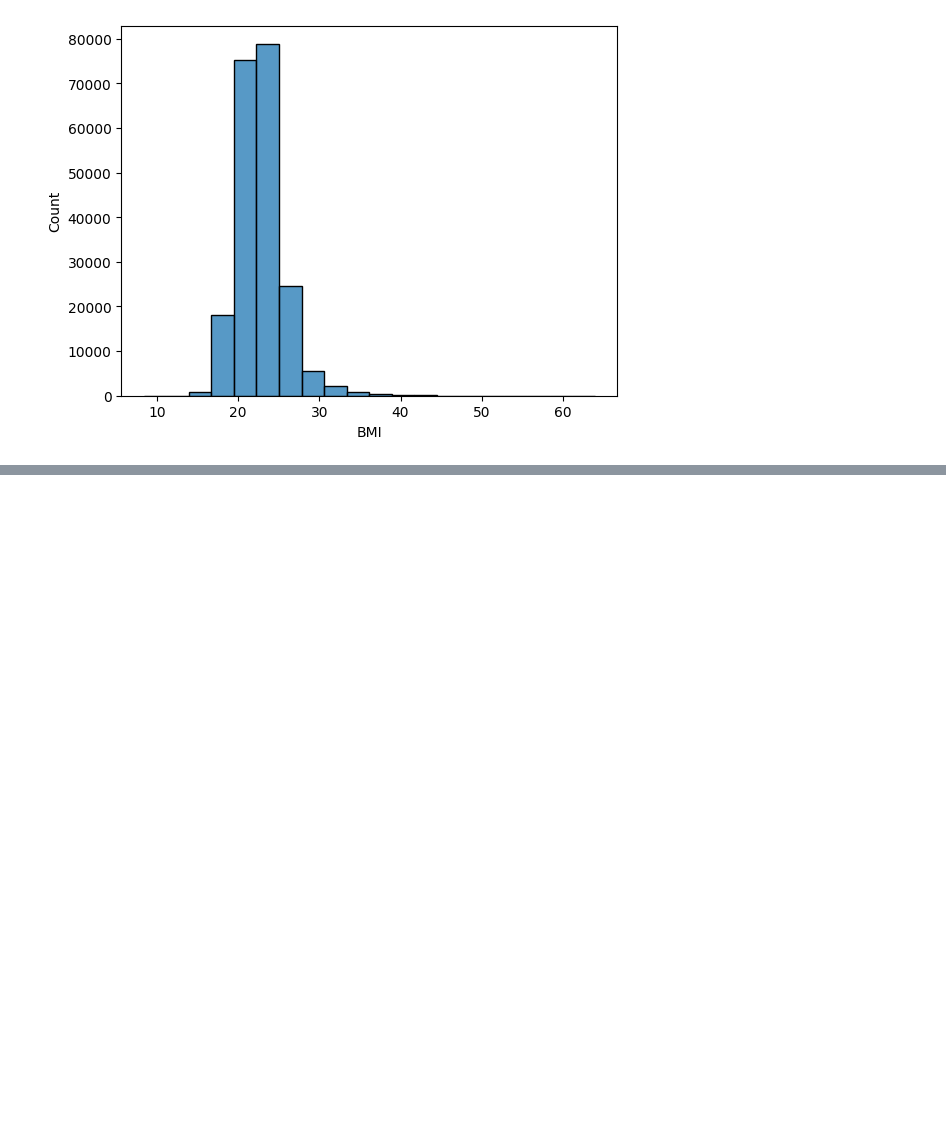
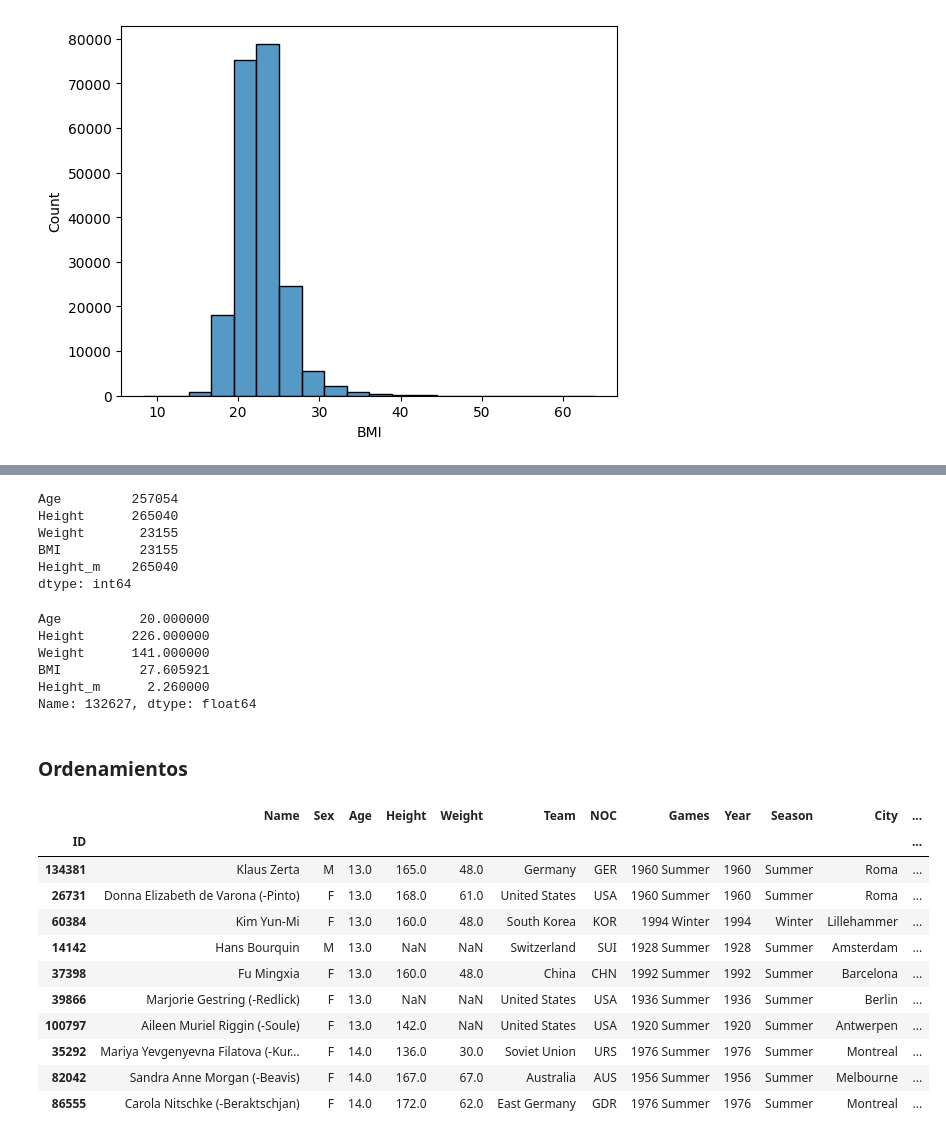
Before and after one commit to oscargbocanegra/learning, a Jupyter notebook: MachineLearning/c-udemy-analisis-datos-python-3/notebooks/04-manipulacion-datos-pandas.ipynb, the cells around one changed output, grey strips where cells are left out. Cells and saved outputs as stored; diff of their text form; code cells hidden in the pictures; blank space fills up the shorter version.

Commit message:
Ordenamientos

```diff
--- a/MachineLearning/c-udemy-analisis-datos-python-3/notebooks/04-manipulacion-datos-pandas.ipynb
+++ b/MachineLearning/c-udemy-analisis-datos-python-3/notebooks/04-manipulacion-datos-pandas.ipynb
@@ -610,0 +625,3 @@ sb.histplot(olympics['BMI'], bins=20)
+# %%
+# Modificando valores existentes en las columnas con el metodo MAP.
+olympics['Sex_numeric'] = olympics['Sex'].map({'M':1, 'F':0})
@@ -610,0 +649,10 @@ sb.histplot(olympics['BMI'], bins=20)
+# %%
+# Creando nueva columna que valida si el atleta era mayor de edad.
+def es_adulto(edad):
+    if edad >= 18:
+        return 1
+    else:
+        return 0
+# %%
+# Creando nueva columna que valida si el atleta era mayor de edad. con la funcion creada adulto.
+olympics['Adult'] = olympics['Age'].apply(es_adulto)
@@ -610,0 +679,3 @@ sb.histplot(olympics['BMI'], bins=20)
+# %%
+# aplicando la funcion lambda para calcular altura en metros.
+olympics['Height_m'] = olympics['Height'].apply(lambda x: x / 100)
@@ -610,0 +732,39 @@ sb.histplot(olympics['BMI'], bins=20)
+# %%
+# funcion que comparte la ubicacion de donde esta el valor maximo con numpy y argmax.
+olympics_float.apply(np.argmax)
+# %% [output]
+Age         257054
+Height      265040
+Weight       23155
+BMI          23155
+Height_m    265040
+dtype: int64
+# %%
+# Busando la posicion del punto anterior.
+olympics_float.iloc[265040]
+# %% [output]
+Age          20.000000
+Height      226.000000
+Weight      141.000000
+BMI          27.605921
+Height_m      2.260000
+Name: 132627, dtype: float64
+# %% [markdown]
+### Ordenamientos
+# %%
+# Encontrar el medallista de oro mas Joven
+olympics_gold = olympics[olympics['Medal'] == 'Gold']
+olympics_gold.sort_values(by='Age').head(10)
+# %% [output]
+|  | Name | Sex | Age | Height | Weight | Team | NOC | Games | Year | Season | City | ... |
+| ID |  |  |  |  |  |  |  |  |  |  |  | ... |
+| 134381 | Klaus Zerta | M | 13.0 | 165.0 | 48.0 | Germany | GER | 1960 Summer | 1960 | Summer | Roma | ... |
+| 26731 | Donna Elizabeth de Varona (-Pinto) | F | 13.0 | 168.0 | 61.0 | United States | USA | 1960 Summer | 1960 | Summer | Roma | ... |
+| 60384 | Kim Yun-Mi | F | 13.0 | 160.0 | 48.0 | South Korea | KOR | 1994 Winter | 1994 | Winter | Lillehammer | ... |
+| 14142 | Hans Bourquin | M | 13.0 | NaN | NaN | Switzerland | SUI | 1928 Summer | 1928 | Summer | Amsterdam | ... |
+| 37398 | Fu Mingxia | F | 13.0 | 160.0 | 48.0 | China | CHN | 1992 Summer | 1992 | Summer | Barcelona | ... |
+| 39866 | Marjorie Gestring (-Redlick) | F | 13.0 | NaN | NaN | United States | USA | 1936 Summer | 1936 | Summer | Berlin | ... |
+| 100797 | Aileen Muriel Riggin (-Soule) | F | 13.0 | 142.0 | NaN | United States | USA | 1920 Summer | 1920 | Summer | Antwerpen | ... |
+| 35292 | Mariya Yevgenyevna Filatova (-Kur... | F | 14.0 | 136.0 | 30.0 | Soviet Union | URS | 1976 Summer | 1976 | Summer | Montreal | ... |
+| 82042 | Sandra Anne Morgan (-Beavis) | F | 14.0 | 167.0 | 67.0 | Australia | AUS | 1956 Summer | 1956 | Summer | Melbourne | ... |
+| 86555 | Carola Nitschke (-Beraktschjan) | F | 14.0 | 172.0 | 62.0 | East Germany | GDR | 1976 Summer | 1976 | Summer | Montreal | ... |
```
Also changed, not shown: parts of 14 cells of this notebook.
